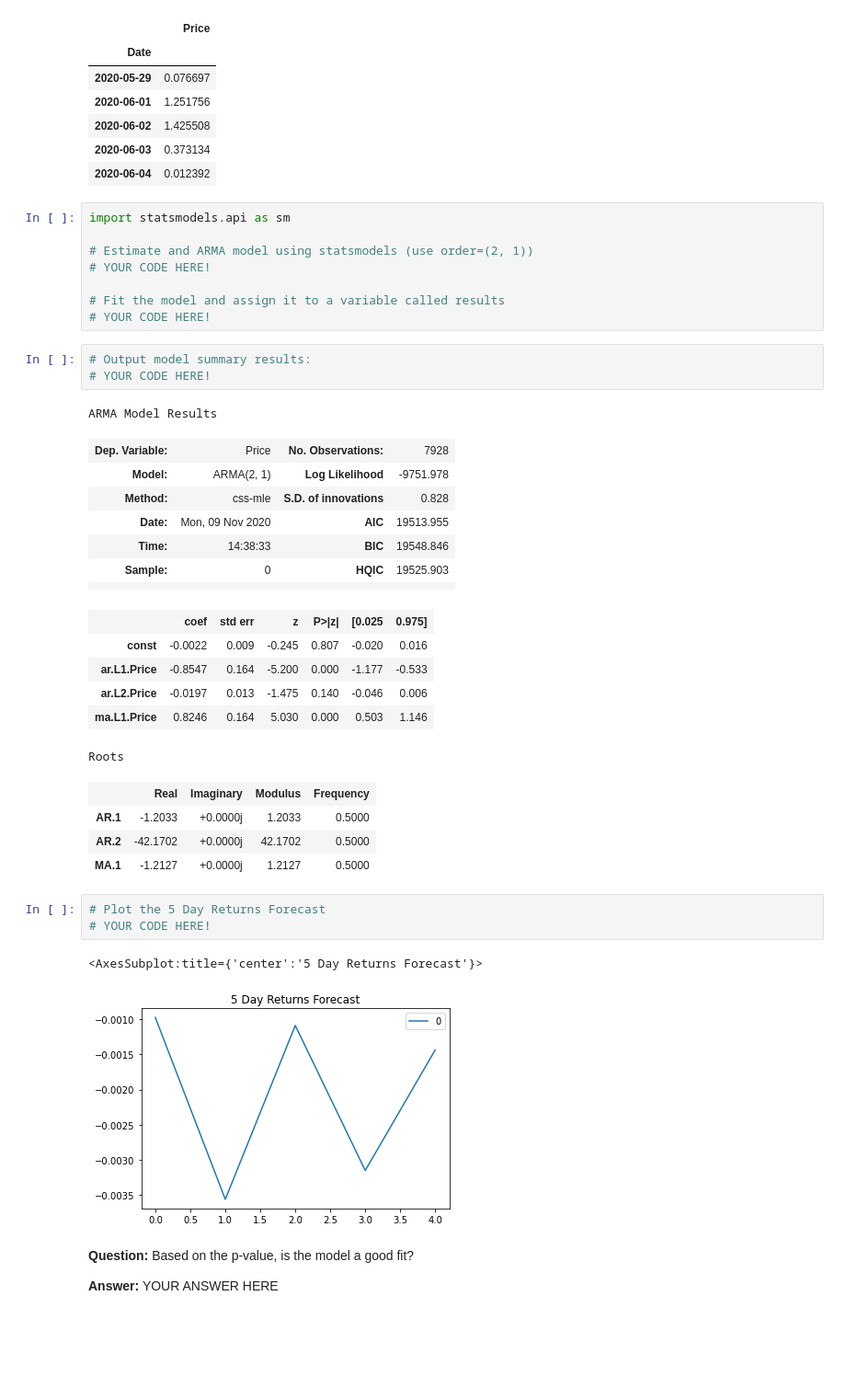
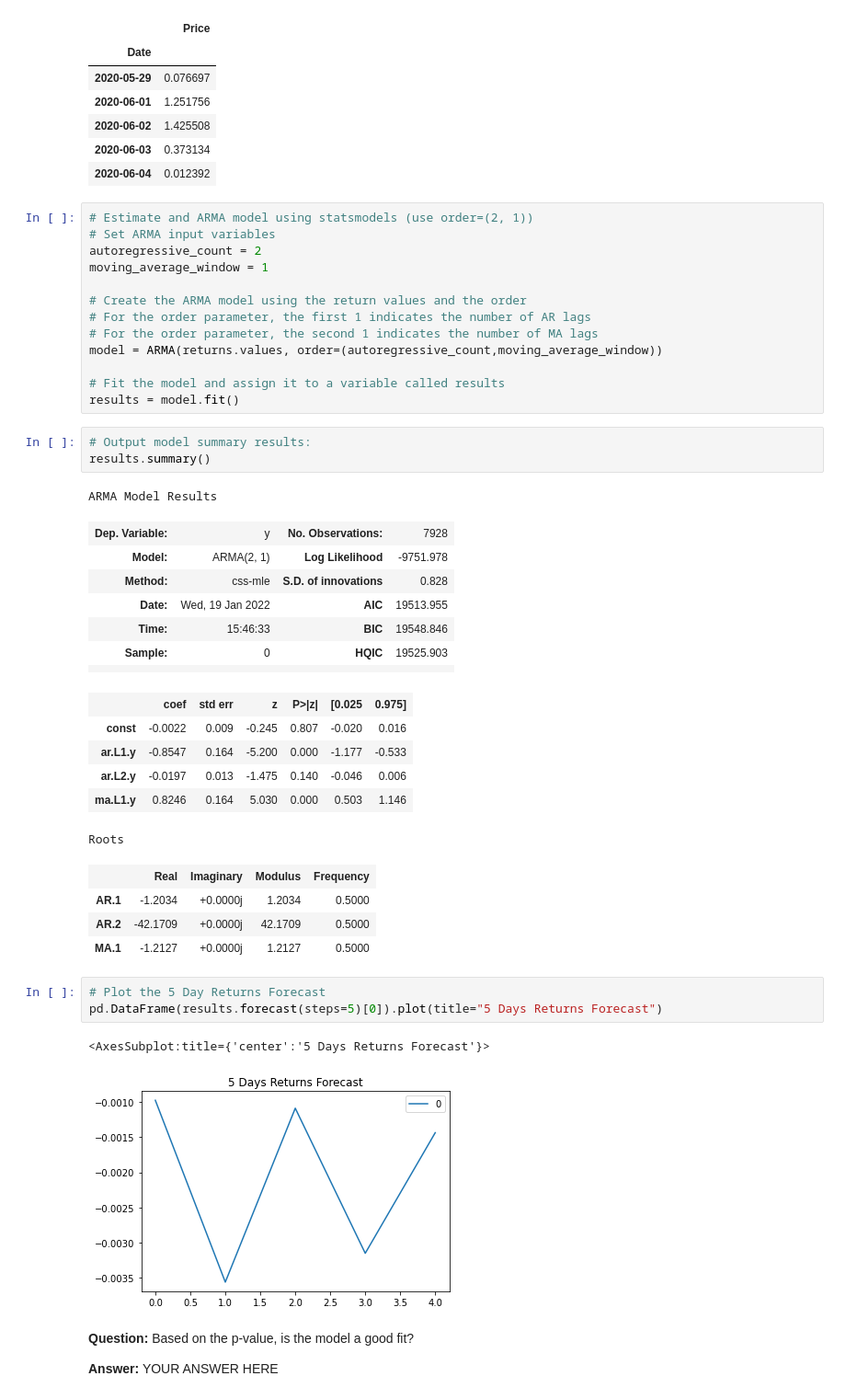
Before and after one commit to apfreeman/Unit-10-A-Yen-for-the-Future, a Jupyter notebook: Starter_Code/time_series_analysis.ipynb, the cells around one changed output. Shown at 92% size. Drawn from its saved outputs; the diff is of its cells as text; blank space fills up the shorter version.

Commit message:
ver 0.4 - Draft(ARMA and ARIMA)

```diff
--- a/Starter_Code/time_series_analysis.ipynb
+++ b/Starter_Code/time_series_analysis.ipynb
@@ -124,42 +123,47 @@ returns.tail()
 | 2020-06-02 | 1.425508 |
 | 2020-06-03 | 0.373134 |
 | 2020-06-04 | 0.012392 |
-# %%
-import statsmodels.api as sm
-
-# Estimate and ARMA model using statsmodels (use order=(2, 1))
-# YOUR CODE HERE!
-
-# Fit the model and assign it to a variable called results
-# YOUR CODE HERE!
+# %%
+# Estimate and ARMA model using statsmodels (use order=(2, 1))
+# Set ARMA input variables
+autoregressive_count = 2
+moving_average_window = 1
+
+# Create the ARMA model using the return values and the order
+# For the order parameter, the first 1 indicates the number of AR lags
+# For the order parameter, the second 1 indicates the number of MA lags
+model = ARMA(returns.values, order=(autoregressive_count,moving_average_window))
+
+# Fit the model and assign it to a variable called results
+results = model.fit()
 # %%
 # Output model summary results:
-# YOUR CODE HERE!
+results.summary()
 # %% [output]
 ARMA Model Results
-| Dep. Variable: | Price | No. Observations: | 7928 |
+| Dep. Variable: | y | No. Observations: | 7928 |
 | Model: | ARMA(2, 1) | Log Likelihood | -9751.978 |
 | Method: | css-mle | S.D. of innovations | 0.828 |
-| Date: | Mon, 09 Nov 2020 | AIC | 19513.955 |
-| Time: | 14:38:33 | BIC | 19548.846 |
+| Date: | Wed, 19 Jan 2022 | AIC | 19513.955 |
+| Time: | 15:46:33 | BIC | 19548.846 |
 | Sample: | 0 | HQIC | 19525.903 |
 |  |  |  |  |
 |  | coef | std err | z | P>|z| | [0.025 | 0.975] |
 | const | -0.0022 | 0.009 | -0.245 | 0.807 | -0.020 | 0.016 |
-| ar.L1.Price | -0.8547 | 0.164 | -5.200 | 0.000 | -1.177 | -0.533 |
-| ar.L2.Price | -0.0197 | 0.013 | -1.475 | 0.140 | -0.046 | 0.006 |
-| ma.L1.Price | 0.8246 | 0.164 | 5.030 | 0.000 | 0.503 | 1.146 |
+| ar.L1.y | -0.8547 | 0.164 | -5.200 | 0.000 | -1.177 | -0.533 |
+| ar.L2.y | -0.0197 | 0.013 | -1.475 | 0.140 | -0.046 | 0.006 |
+| ma.L1.y | 0.8246 | 0.164 | 5.030 | 0.000 | 0.503 | 1.146 |
 Roots
 |  | Real | Imaginary | Modulus | Frequency |
-| AR.1 | -1.2033 | +0.0000j | 1.2033 | 0.5000 |
-| AR.2 | -42.1702 | +0.0000j | 42.1702 | 0.5000 |
+| AR.1 | -1.2034 | +0.0000j | 1.2034 | 0.5000 |
+| AR.2 | -42.1709 | +0.0000j | 42.1709 | 0.5000 |
 | MA.1 | -1.2127 | +0.0000j | 1.2127 | 0.5000 |
 # %%
 # Plot the 5 Day Returns Forecast
-# YOUR CODE HERE!
+pd.DataFrame(results.forecast(steps=5)[0]).plot(title="5 Days Returns Forecast")
 # %% [output]
-<AxesSubplot:title={'center':'5 Day Returns Forecast'}>
+<AxesSubplot:title={'center':'5 Days Returns Forecast'}>
-[figure, old version]
+[figure, new version]
 # %% [markdown]
 **Question:** Based on the p-value, is the model a good fit?
 
```
Also changed, not shown: parts of 8 cells of this notebook.
